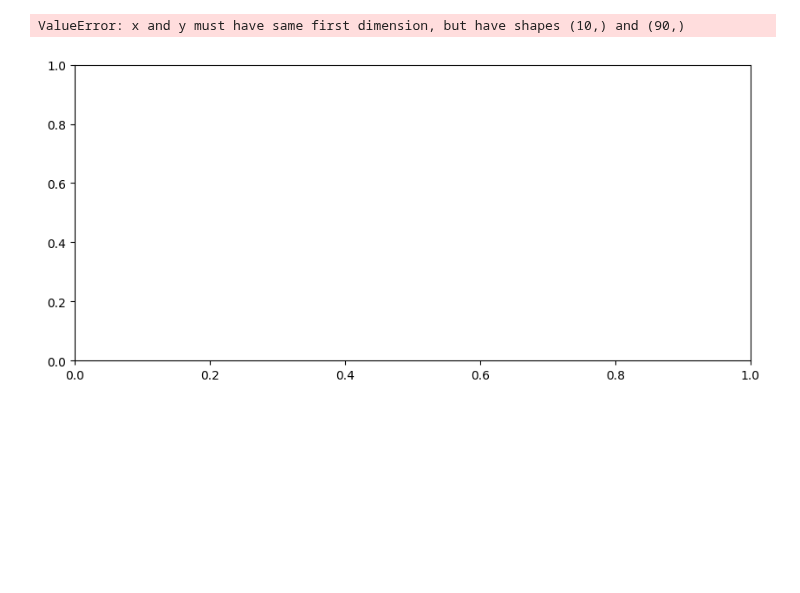
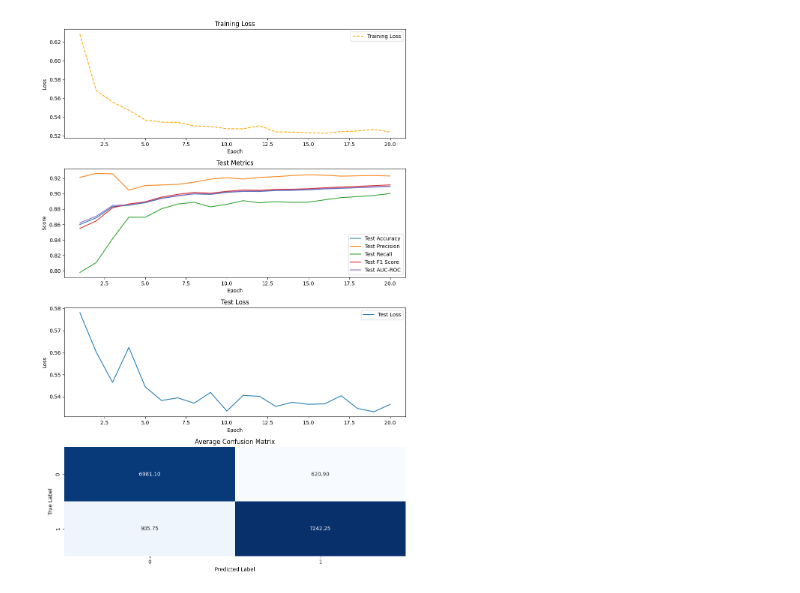
Before and after one commit to 5kj41d/Classification-and-3D-reconstruction-of-archaeological-artifacts, a Jupyter notebook: Pre-trained_ViT_Model.ipynb, the cells around one changed output. Saved outputs shown, nothing was run; the diff lists cells and outputs as text; code cells hidden in the pictures; blank space fills up the shorter version.

```diff
--- a/Pre-trained_ViT_Model.ipynb
+++ b/Pre-trained_ViT_Model.ipynb
@@ -47,8 +47,8 @@ def load_data_from_directory_with_limit(directory_path, label, limit=10000):
     return data, labels # Tuple
 
 # Load data call
-data_coins, labels_coins = load_data_from_directory_with_limit(path_to_coins, label=1, limit=10)
-data_others, labels_others = load_data_from_directory_with_limit(path_to_others, label=0, limit=10)
+data_coins, labels_coins = load_data_from_directory_with_limit(path_to_coins, label=1, limit=5000)
+data_others, labels_others = load_data_from_directory_with_limit(path_to_others, label=0, limit=5000)
 
 print(f'Size of data_coins {len(data_coins)} : Size of labels_coins {len(labels_coins)}')
 print(f'Size of data_others {len(data_others)} : Size of labels_others {len(labels_others)}')
@@ -141,7 +141,7 @@ test_size = total_size - train_size - val_size
 train_set, val_set, test_set = random_split(combined_dataset_transformed_defined, [train_size, val_size, test_size])
 
 # Hyperparameter - Batch size - GPU may be overloaded with memory allocations if too high
-BATCH_SIZE = 4
+BATCH_SIZE = 10
 # Create data loaders for each set
 coin_loader = DataLoader(coin_data_transformed_defined, batch_size=BATCH_SIZE, shuffle=False) # For test -> below cell
 train_loader = DataLoader(train_set, batch_size=BATCH_SIZE, shuffle=True) # Shuffle the training set
@@ -230,15 +230,18 @@ Estimated Total Size (MB): 505.38
 from sklearn.metrics import accuracy_score, precision_score, recall_score, f1_score, roc_auc_score, roc_curve, auc, confusion_matrix
 import time
 import seaborn as sns
+import numpy as np
 
 optimizer = torch.optim.AdamW(vit_model.parameters(), lr = 1e-5)
 criterion = torch.nn.BCEWithLogitsLoss()
 threshold = 0.5
 
-num_epochs = 10
+num_epochs = 20
 device = torch.device("cuda" if torch.cuda.is_available() else "cpu")
 
 vit_model.to(device)
+
+train_losses = []
 
 all_val_preds = []
 all_val_labels = []
@@ -253,13 +256,13 @@ test_f1_scores = []
 test_auc_rocs = []
 test_conf_matrices = []
 
-test_loss
-test_accuracy
-test_precision
-test_recall
-test_f1
-test_roc_auc
-test_conf_matrix
+test_loss = 0
+test_accuracy = 0
+test_precision = 0
+test_recall = 0
+test_f1 = 0
+test_roc_auc = 0
+test_conf_matrices = []
 
 def get_prediction(predictions):
     largest_values = []
@@ -282,8 +285,10 @@ def get_prediction(predictions):
 # RUN
 total_time_start = time.time()  # Record the start time
 for epoch in range(num_epochs):
-    epoch_time_start = time.time()
+    epoch_time_start = time.time() # Timer
+    # Testing part
     vit_model.train()
+    total_train_loss = 0.0
     for batch in train_loader:
         inputs, labels = batch
         inputs, labels = inputs.to(device), labels.to(device)
@@ -294,7 +299,13 @@ for epoch in range(num_epochs):
         loss = criterion(prediction, labels.float())
         loss.backward()
         optimizer.step()
+        total_train_loss += loss.item()
 
+    # Calculate average training loss for the epoch
+    avg_train_loss = total_train_loss / len(train_loader)
+    train_losses.append(avg_train_loss)
+
+    # Validation part
     vit_model.eval()
 
     total_val_loss = 0.0
@@ -308,6 +319,7 @@ for epoch in range(num_epochs):
             val_loss = criterion(prediction, labels.float())
             total_val_loss += val_loss.item()
 
+    # Testing part
     total_test_loss = 0.0
     with torch.no_grad():
         for batch in test_loader:
@@ -322,13 +334,6 @@ for epoch in range(num_epochs):
             preds = (prediction > threshold).int()  # Threshold is used to determine the predicted value - 0 or 1 based on the threshold value
             all_test_preds.extend(preds.cpu().numpy())
             all_test_labels.extend(labels.cpu().numpy())
-
-
-            # Calculate AUC-ROC
-            fpr, tpr, _ = roc_curve(all_test_labels, all_test_preds)
-            test_roc_auc = auc(fpr, tpr)
-            # Create confusion matrix
-            test_conf_matrix = confusion_matrix(all_test_labels, all_test_preds)
 
             # https://scikit-learn.org/stable/modules/model_evaluation.html
             test_loss = total_test_loss / len(test_loader)
@@ -351,6 +356,16 @@ for epoch in range(num_epochs):
                 all_test_preds
             )
 
+        # Calculate AUC-ROC
+        fpr, tpr, _ = roc_curve(all_test_labels, all_test_preds)
+        test_roc_auc = auc(fpr, tpr)
+        # Create confusion matrix
+        test_conf_matrix = confusion_matrix(all_test_labels, all_test_preds)
+
+        # Calculate and print the time taken for the epoch
+        epoch_time_end = time.time()
+        epoch_time_elapsed = epoch_time_end - epoch_time_start
+
         test_losses.append(test_loss)
         test_accuracies.append(test_accuracy)
         test_precisions.append(test_precision)
@@ -359,12 +374,10 @@ for epoch in range(num_epochs):
         test_auc_rocs.append(test_roc_auc)
         test_conf_matrices.append(test_conf_matrix)
 
-        # Calculate and print the time taken for the epoch
-        epoch_time_end = time.time()
-        epoch_time_elapsed = epoch_time_end - epoch_time_start
 
         # Testing prints
         print(f'Epoch {epoch + 1}/{num_epochs} - Time: {epoch_time_elapsed:.4f}s - '
+              f'Training loss: {avg_train_loss:.8f} - '
               f'Test Loss: {test_loss:.8f} - '
               f'Test Accuracy: {test_accuracy:.8f} - '
               f'Test Precision: {test_precision:.8f} - '
@@ -372,7 +385,8 @@ for epoch in range(num_epochs):
               f'Test F1 Score: {test_f1:.8f}')
 
 
-# Calculate and print the total time taken
+
+# Calculate and print the total time taken in total for all epochs
 total_time_end = time.time()
 total_time_elapsed = total_time_end - total_time_start
 print(f'Total Training Time: {total_time_elapsed:.4f}s')
@@ -381,8 +395,16 @@ print(f'Total Training Time: {total_time_elapsed:.4f}s')
 epochs = np.arange(1, num_epochs + 1)
 plt.figure(figsize=(10, 15))  # Adjust the figure size accordingly
 
+# Plot Training Loss
+plt.subplot(4, 1, 1)  # Five rows, one column, third subplot
+plt.plot(epochs, train_losses, label='Training Loss', linestyle='dashed', color='orange')
+plt.title('Training Loss')
+plt.xlabel('Epoch')
+plt.ylabel('Loss')
+plt.legend()
+
 # Plot Accuracy, Precision, Recall, F1 Score, and AUC-ROC for Test
-plt.subplot(3, 1, 1)  # Five rows, one column, third subplot
+plt.subplot(4, 1, 2)  # Five rows, one column, third subplot
 plt.plot(epochs, test_accuracies, label='Test Accuracy')
 plt.plot(epochs, test_precisions, label='Test Precision')
 plt.plot(epochs, test_recalls, label='Test Recall')
@@ -394,7 +416,7 @@ plt.ylabel('Score')
 plt.legend()
 
 # Plot Testing Loss
-plt.subplot(3, 1, 2)  # Five rows, one column, fourth subplot
+plt.subplot(4, 1, 3)  # Five rows, one column, fourth subplot
 plt.plot(epochs, test_losses, label='Test Loss')
 plt.title('Test Loss')
 plt.xlabel('Epoch')
@@ -402,7 +424,7 @@ plt.ylabel('Loss')
 plt.legend()
 
 # Plot Confusion Matrices for each epoch
-plt.subplot(3, 1, 3)  # Five rows, one column, fifth subplot
+plt.subplot(4, 1, 4)  # Five rows, one column, fifth subplot
 all_conf_matrices = np.stack(test_conf_matrices, axis=0)
 avg_conf_matrix = np.mean(all_conf_matrices, axis=0)  # Calculate the average confusion matrix
 sns.heatmap(avg_conf_matrix, annot=True, fmt='.2f', cmap='Blues', cbar=False)
@@ -427,2 +455 @@ Total Training Time: 54.6571s
-ValueError: x and y must have same first dimension, but have shapes (10,) and (90,)
-[figure, old version]
+[figure, new version]
```
Also changed, not shown: parts of 4 cells of this notebook.
